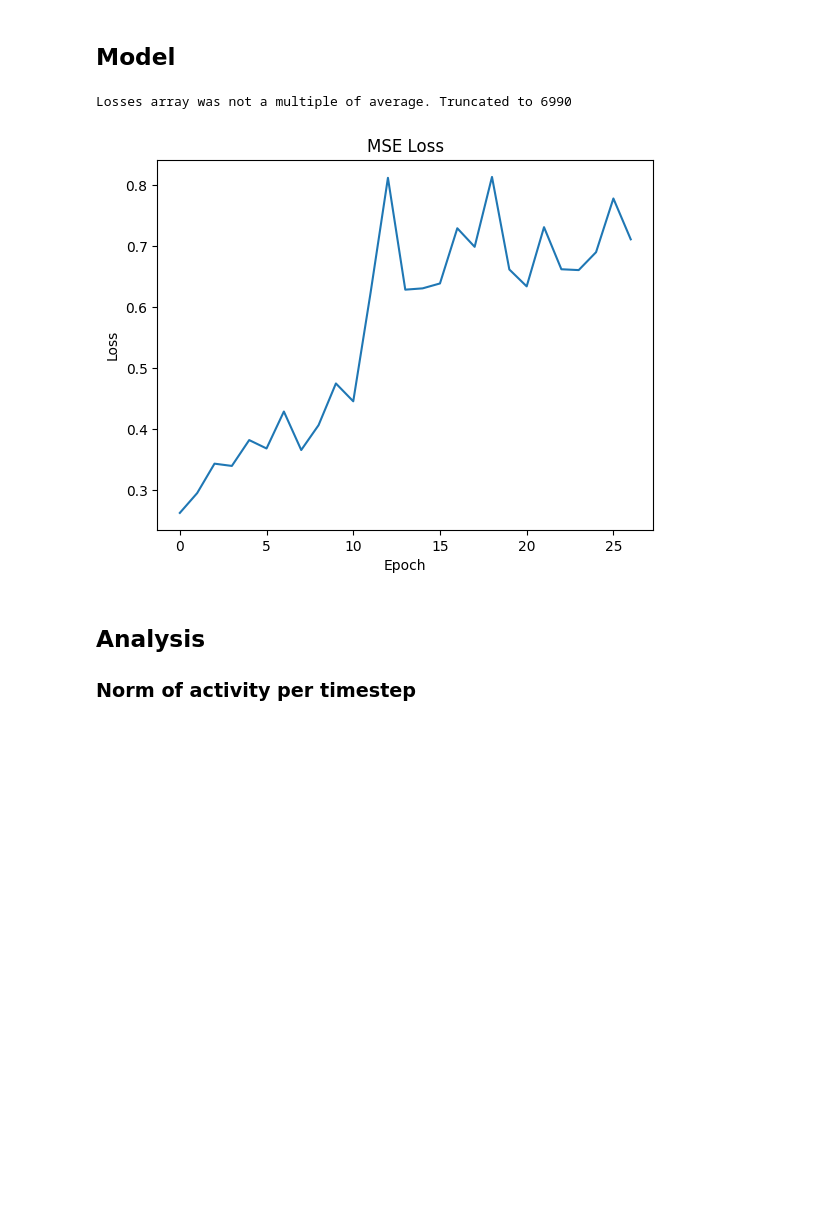
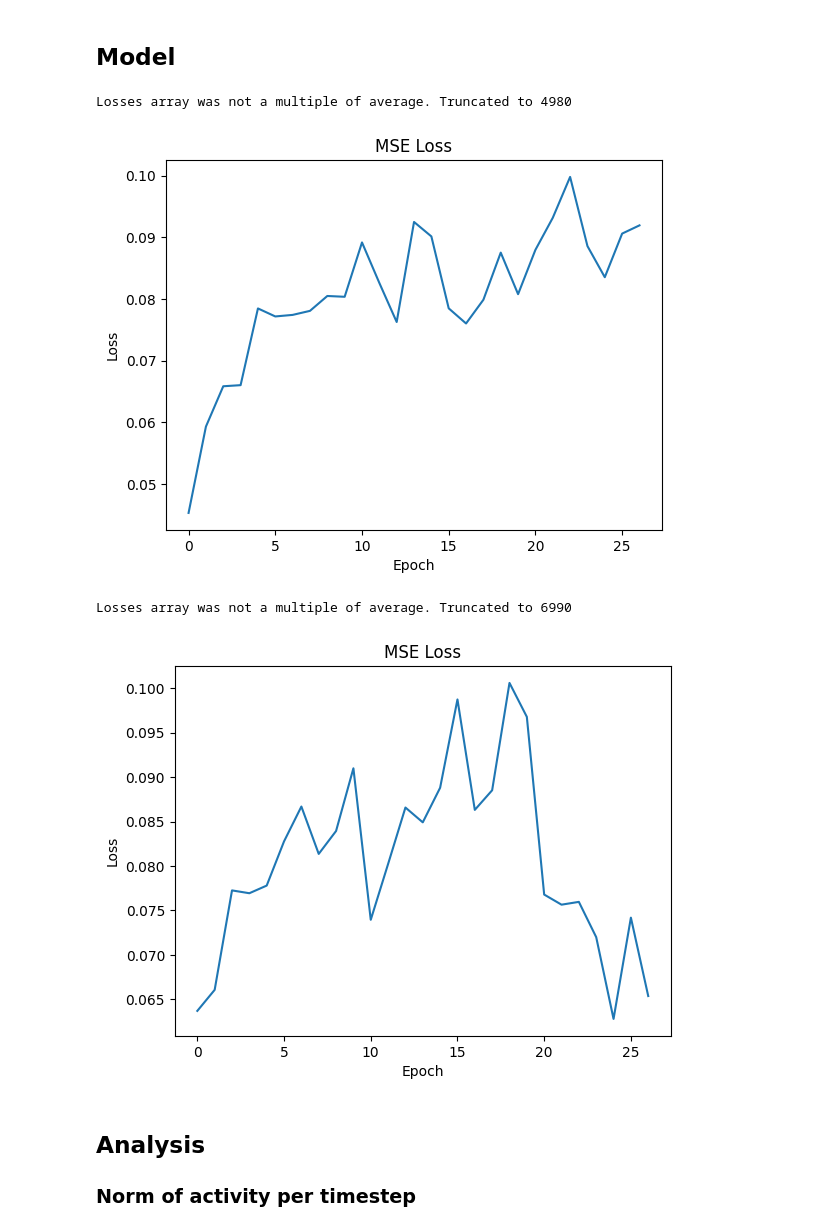
Before and after one commit to bioAI-Oslo/RNN-Adding-Problem-Representations, a Jupyter notebook: notebooks/summer.ipynb, the cells around one changed output. Drawn from its saved outputs; the diff is of its cells as text; code cells hidden in the pictures; blank space fills up the shorter version.

```diff
--- a/notebooks/summer.ipynb
+++ b/notebooks/summer.ipynb
@@ -111,33 +111,36 @@ input_data = np.load("../datasets/gradual_2D_5000_25_64.npy",allow_pickle=True)
 # %%
 hidden_size = 64
 input_size = 1
 # nav_size = 1
 
 # model1 = RNN_circular_LowEtAl_bridged(input_size,hidden_size,lr=0.0001,irnn=True,outputnn=False,Wx_normalize=False,activation=True,bias=False,nav_space=1,batch_size=64).to(device)
-model1 = RNN_circular_2D_xy_Low(input_size,hidden_size,lr=0.0002,act_decay=0.01,weight_decay=0.0).to(device)
+model1 = RNN_circular_2D_xy_Low(input_size,hidden_size,lr=0.0002,act_decay=0.0,weight_decay=0.01).to(device)
 # model1 = torch.compile(model1)
 
-train = False
+train = True
 
 if train:
     # _ = model1.train_gradual(epochs=1500)
     _ = model1.train_gradual_manual(input_data)
     # model1.base_training_tsteps = 40
     # _ = model1.train(epochs=10000)
     model1.plot_losses(average=30)
 else:
     # model1.load_state_dict(torch.load("../trained models/LowEtAl_bridged_10000gradual+2000base.pt"))
     # model1.load_state_dict(torch.load("../trained models/LowEtAl_bridged_10000gradual.pt",map_location=torch.device('cpu')))
     model1.load_state_dict(torch.load("../trained models/Low_insp_2D_5000gradual+2000constant_Sophia_200tsteps_actdecay_noweightdecay_0.0002lr.pt",map_location=torch.device('cpu')))
 
 # torch.save(model1.state_dict(), "../trained models/LowEtAl_bridged_reduced_Gradual_lossiequaloroverj_maskonangle_lossscale_4000gradual.pt")
+# %% [output]
+Losses array was not a multiple of average. Truncated to 4980
+[figure, added]
 # %%
 input_data = np.load("../datasets/constant_2D_2000_200_64.npy",allow_pickle=True)
 _ = model1.train_gradual_manual(input_data)
 model1.plot_losses(average=30)
 # %% [output]
 Losses array was not a multiple of average. Truncated to 6990
-[figure, old version]
+[figure, new version]
 # %%
 # model1.base_training_tsteps = 200
 # _ = model1.train(epochs=1)
```
Also changed, not shown: parts of 4 cells of this notebook.
